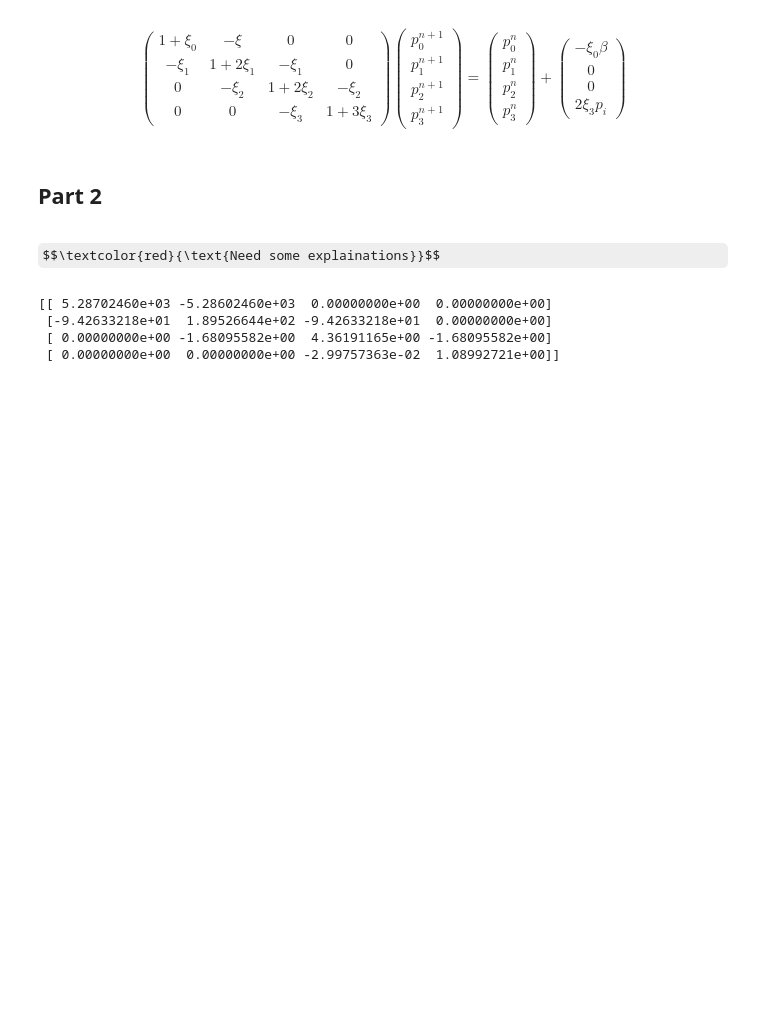
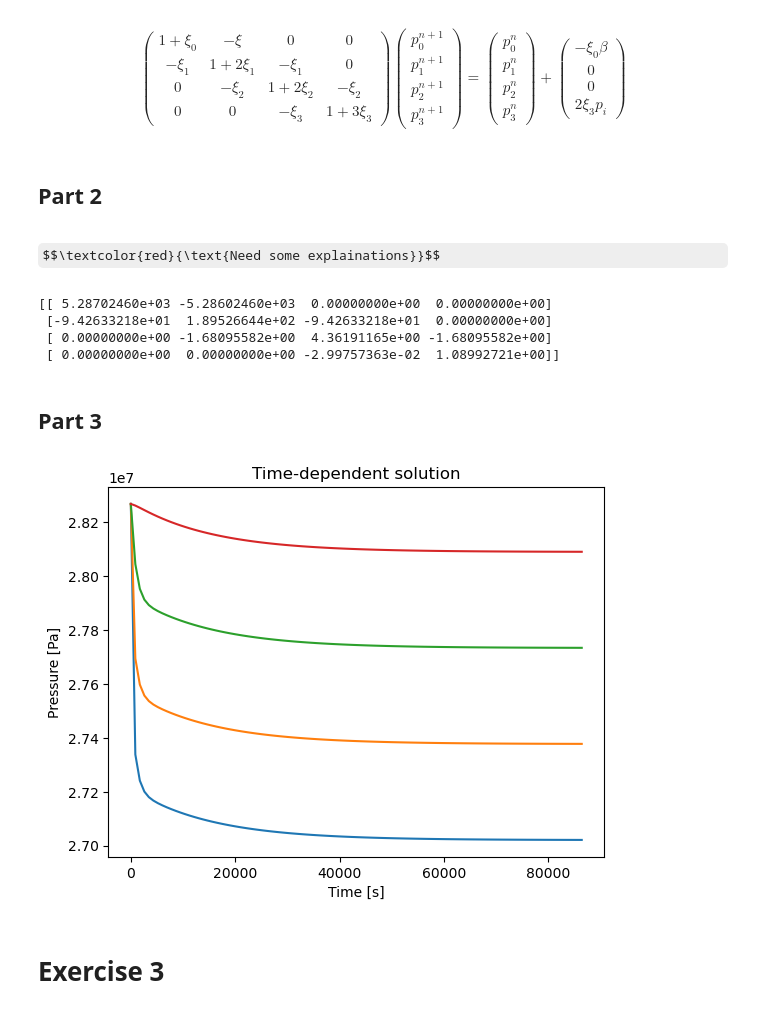
Before and after one commit to simengaasland/MOD510-Projects, a Jupyter notebook: Project 2/Project2_Report.ipynb, the cells around one changed output. Saved outputs shown, nothing was run; the diff lists cells and outputs as text; code cells hidden in the pictures; some formulas as TeX source; blank space fills up the shorter version.

Commit message:
Completed Exercise 2 (need more explainations)

```diff
--- a/Project 2/Project2_Report.ipynb
+++ b/Project 2/Project2_Report.ipynb
@@ -595,9 +637,17 @@ class PressureSolver:
 $$\textcolor{red}{\text{Need some explainations}}$$
 # %%
 ps = PressureSolver(N = 4, dt = 0.01)
-p = ps.numerical()
+ps.set_up_matrix_for_time_dependent(print_A = True)
 # %% [output]
 [[ 5.28702460e+03 -5.28602460e+03  0.00000000e+00  0.00000000e+00]
  [-9.42633218e+01  1.89526644e+02 -9.42633218e+01  0.00000000e+00]
  [ 0.00000000e+00 -1.68095582e+00  4.36191165e+00 -1.68095582e+00]
  [ 0.00000000e+00  0.00000000e+00 -2.99757363e-02  1.08992721e+00]]
+# %% [markdown]
+## Part 3
+# %%
+ps.solve_time_dependent(days = 1)
+# %% [output]
+[figure, added]
+# %% [markdown]
+# Exercise 3
```
Also changed, not shown: parts of 1 cell of this notebook.
